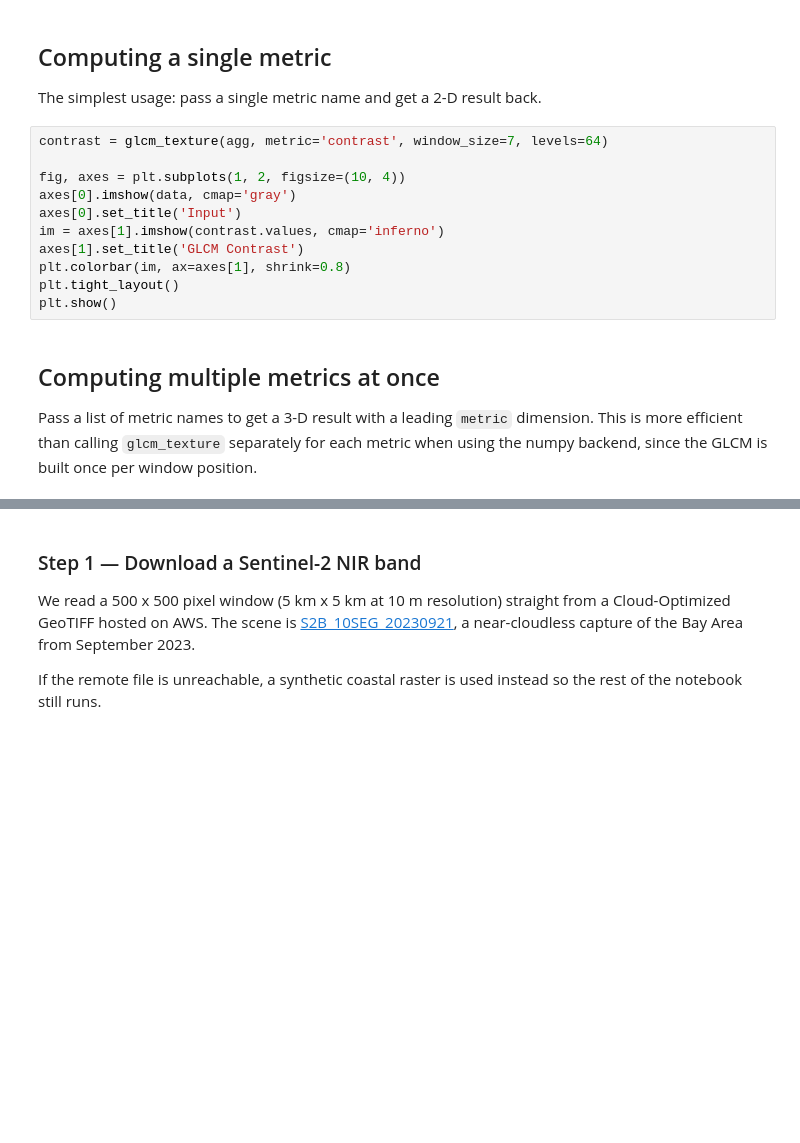
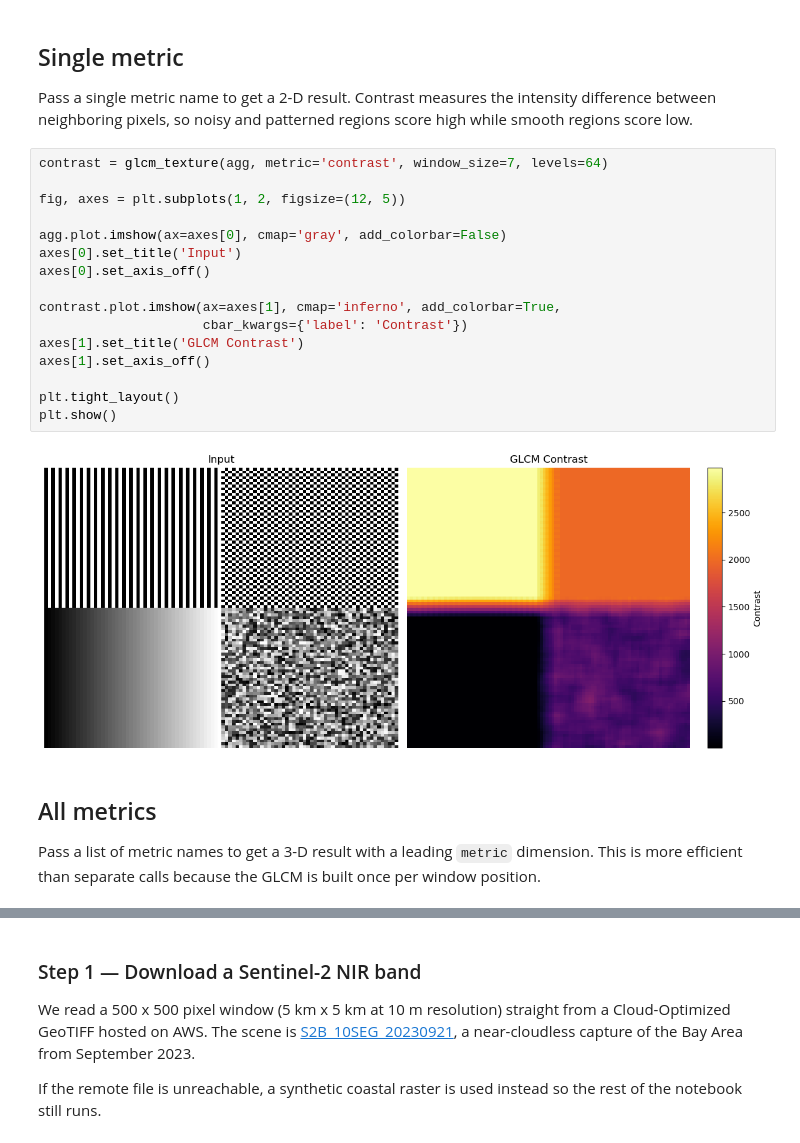
Before and after one commit to makepath/xarray-spatial, a Jupyter notebook: examples/user_guide/25_GLCM_Texture.ipynb, the cells around one changed output, grey strips where cells are left out. Cells and saved outputs as stored; diff of their text form; blank space fills up the shorter version.

```diff
--- a/examples/user_guide/25_GLCM_Texture.ipynb
+++ b/examples/user_guide/25_GLCM_Texture.ipynb
@@ -52,22 +59,29 @@ plt.show()
 # %% [markdown]
-## Computing a single metric
+## Single metric
 
-The simplest usage: pass a single metric name and get a 2-D result back.
+Pass a single metric name to get a 2-D result. Contrast measures the intensity difference between neighboring pixels, so noisy and patterned regions score high while smooth regions score low.
 # %%
 contrast = glcm_texture(agg, metric='contrast', window_size=7, levels=64)
 
-fig, axes = plt.subplots(1, 2, figsize=(10, 4))
-axes[0].imshow(data, cmap='gray')
+fig, axes = plt.subplots(1, 2, figsize=(12, 5))
+
+agg.plot.imshow(ax=axes[0], cmap='gray', add_colorbar=False)
 axes[0].set_title('Input')
-im = axes[1].imshow(contrast.values, cmap='inferno')
+axes[0].set_axis_off()
+
+contrast.plot.imshow(ax=axes[1], cmap='inferno', add_colorbar=True,
+                     cbar_kwargs={'label': 'Contrast'})
 axes[1].set_title('GLCM Contrast')
-plt.colorbar(im, ax=axes[1], shrink=0.8)
+axes[1].set_axis_off()
+
 plt.tight_layout()
 plt.show()
+# %% [output]
+[figure, added]
 # %% [markdown]
-## Computing multiple metrics at once
+## All metrics
 
-Pass a list of metric names to get a 3-D result with a leading `metric` dimension. This is more efficient than calling `glcm_texture` separately for each metric when using the numpy backend, since the GLCM is built once per window position.
+Pass a list of metric names to get a 3-D result with a leading `metric` dimension. This is more efficient than separate calls because the GLCM is built once per window position.
 # %%
 metrics = ['contrast', 'dissimilarity', 'homogeneity', 'energy', 'correlation', 'entropy']
 textures = glcm_texture(agg, metric=metrics, window_size=7, levels=64)
```
Also changed, not shown: parts of 21 cells of this notebook, 1 other file.
